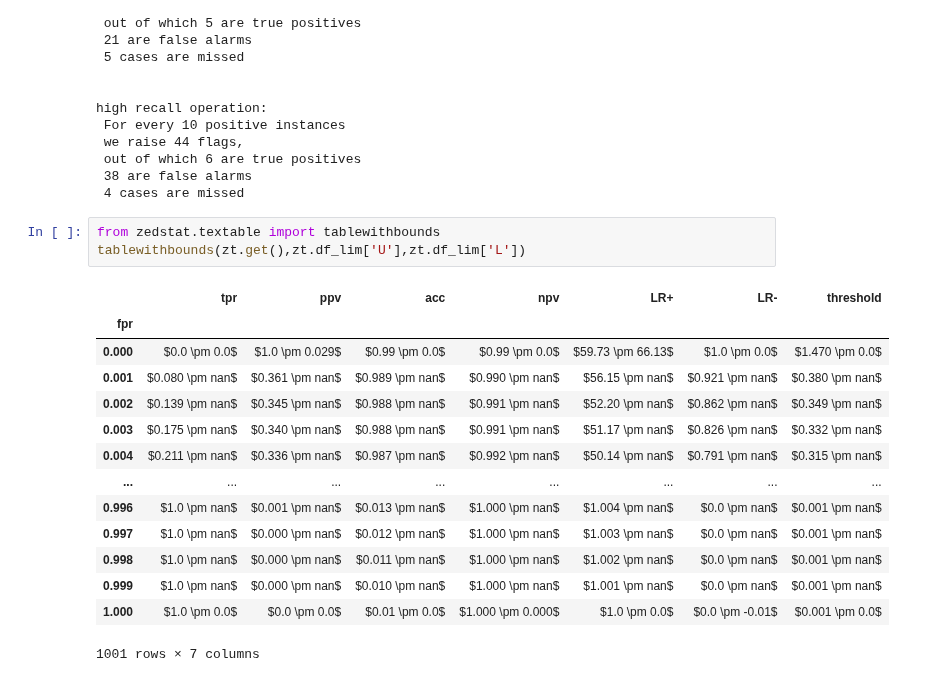
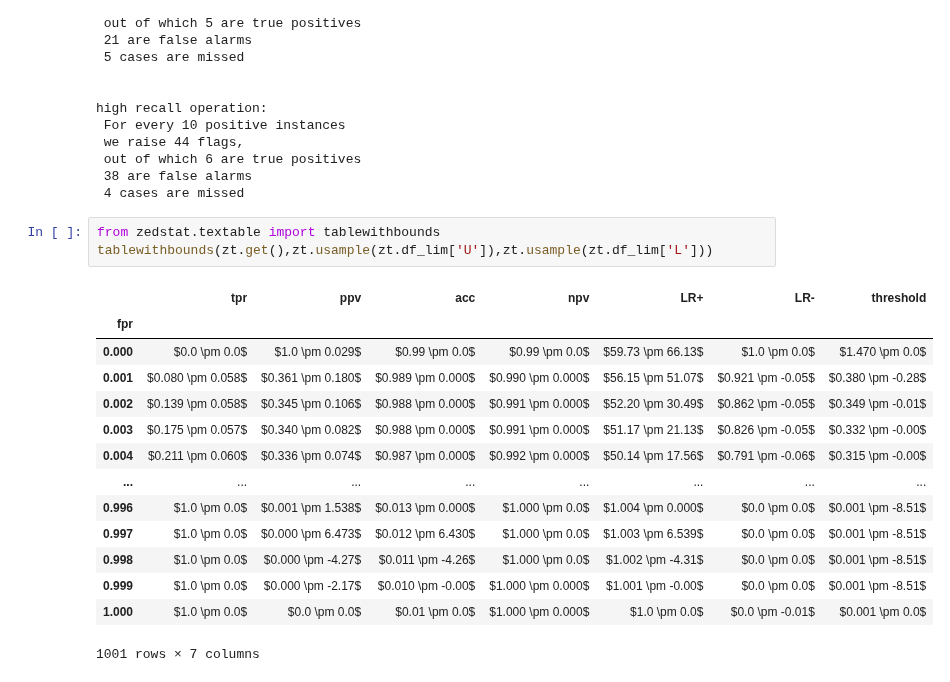
Before and after one commit to zeroknowledgediscovery/zedstat, a Jupyter notebook: examples/example1.ipynb, the cells around one changed output. Drawn from its saved outputs; the diff is of its cells as text.

```diff
--- a/examples/example1.ipynb
+++ b/examples/example1.ipynb
@@ -106,19 +91,19 @@ high recall operation:
  4 cases are missed
 # %%
 from zedstat.textable import tablewithbounds
-tablewithbounds(zt.get(),zt.df_lim['U'],zt.df_lim['L'])
+tablewithbounds(zt.get(),zt.usample(zt.df_lim['U']),zt.usample(zt.df_lim['L']))
 # %% [output]
 |  | tpr | ppv | acc | npv | LR+ | LR- | threshold |
 | fpr |  |  |  |  |  |  |  |
 | 0.000 | $0.0 \pm 0.0$ | $1.0 \pm 0.029$ | $0.99 \pm 0.0$ | $0.99 \pm 0.0$ | $59.73 \pm 66.13$ | $1.0 \pm 0.0$ | $1.470 \pm 0.0$ |
-| 0.001 | $0.080 \pm nan$ | $0.361 \pm nan$ | $0.989 \pm nan$ | $0.990 \pm nan$ | $56.15 \pm nan$ | $0.921 \pm nan$ | $0.380 \pm nan$ |
-| 0.002 | $0.139 \pm nan$ | $0.345 \pm nan$ | $0.988 \pm nan$ | $0.991 \pm nan$ | $52.20 \pm nan$ | $0.862 \pm nan$ | $0.349 \pm nan$ |
-| 0.003 | $0.175 \pm nan$ | $0.340 \pm nan$ | $0.988 \pm nan$ | $0.991 \pm nan$ | $51.17 \pm nan$ | $0.826 \pm nan$ | $0.332 \pm nan$ |
-| 0.004 | $0.211 \pm nan$ | $0.336 \pm nan$ | $0.987 \pm nan$ | $0.992 \pm nan$ | $50.14 \pm nan$ | $0.791 \pm nan$ | $0.315 \pm nan$ |
+| 0.001 | $0.080 \pm 0.058$ | $0.361 \pm 0.180$ | $0.989 \pm 0.000$ | $0.990 \pm 0.000$ | $56.15 \pm 51.07$ | $0.921 \pm -0.05$ | $0.380 \pm -0.28$ |
+| 0.002 | $0.139 \pm 0.058$ | $0.345 \pm 0.106$ | $0.988 \pm 0.000$ | $0.991 \pm 0.000$ | $52.20 \pm 30.49$ | $0.862 \pm -0.05$ | $0.349 \pm -0.01$ |
+| 0.003 | $0.175 \pm 0.057$ | $0.340 \pm 0.082$ | $0.988 \pm 0.000$ | $0.991 \pm 0.000$ | $51.17 \pm 21.13$ | $0.826 \pm -0.05$ | $0.332 \pm -0.00$ |
+| 0.004 | $0.211 \pm 0.060$ | $0.336 \pm 0.074$ | $0.987 \pm 0.000$ | $0.992 \pm 0.000$ | $50.14 \pm 17.56$ | $0.791 \pm -0.06$ | $0.315 \pm -0.00$ |
 | ... | ... | ... | ... | ... | ... | ... | ... |
-| 0.996 | $1.0 \pm nan$ | $0.001 \pm nan$ | $0.013 \pm nan$ | $1.000 \pm nan$ | $1.004 \pm nan$ | $0.0 \pm nan$ | $0.001 \pm nan$ |
-| 0.997 | $1.0 \pm nan$ | $0.000 \pm nan$ | $0.012 \pm nan$ | $1.000 \pm nan$ | $1.003 \pm nan$ | $0.0 \pm nan$ | $0.001 \pm nan$ |
-| 0.998 | $1.0 \pm nan$ | $0.000 \pm nan$ | $0.011 \pm nan$ | $1.000 \pm nan$ | $1.002 \pm nan$ | $0.0 \pm nan$ | $0.001 \pm nan$ |
-| 0.999 | $1.0 \pm nan$ | $0.000 \pm nan$ | $0.010 \pm nan$ | $1.000 \pm nan$ | $1.001 \pm nan$ | $0.0 \pm nan$ | $0.001 \pm nan$ |
+| 0.996 | $1.0 \pm 0.0$ | $0.001 \pm 1.538$ | $0.013 \pm 0.000$ | $1.000 \pm 0.0$ | $1.004 \pm 0.000$ | $0.0 \pm 0.0$ | $0.001 \pm -8.51$ |
+| 0.997 | $1.0 \pm 0.0$ | $0.000 \pm 6.473$ | $0.012 \pm 6.430$ | $1.000 \pm 0.0$ | $1.003 \pm 6.539$ | $0.0 \pm 0.0$ | $0.001 \pm -8.51$ |
+| 0.998 | $1.0 \pm 0.0$ | $0.000 \pm -4.27$ | $0.011 \pm -4.26$ | $1.000 \pm 0.0$ | $1.002 \pm -4.31$ | $0.0 \pm 0.0$ | $0.001 \pm -8.51$ |
+| 0.999 | $1.0 \pm 0.0$ | $0.000 \pm -2.17$ | $0.010 \pm -0.00$ | $1.000 \pm 0.000$ | $1.001 \pm -0.00$ | $0.0 \pm 0.0$ | $0.001 \pm -8.51$ |
 | 1.000 | $1.0 \pm 0.0$ | $0.0 \pm 0.0$ | $0.01 \pm 0.0$ | $1.000 \pm 0.000$ | $1.0 \pm 0.0$ | $0.0 \pm -0.01$ | $0.001 \pm 0.0$ |
 1001 rows × 7 columns
```
Also changed, not shown: parts of 4 cells of this notebook, 12 other files.
